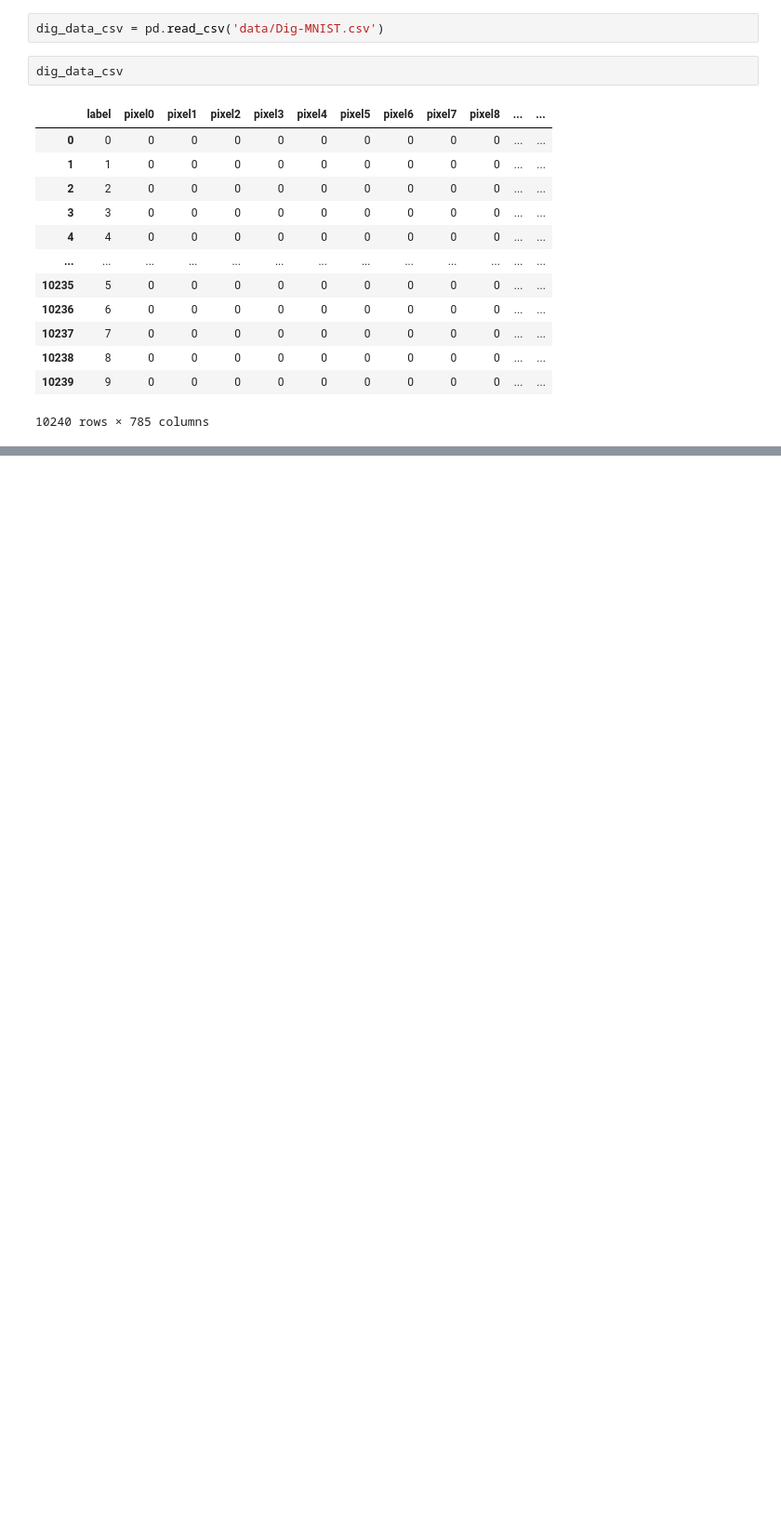
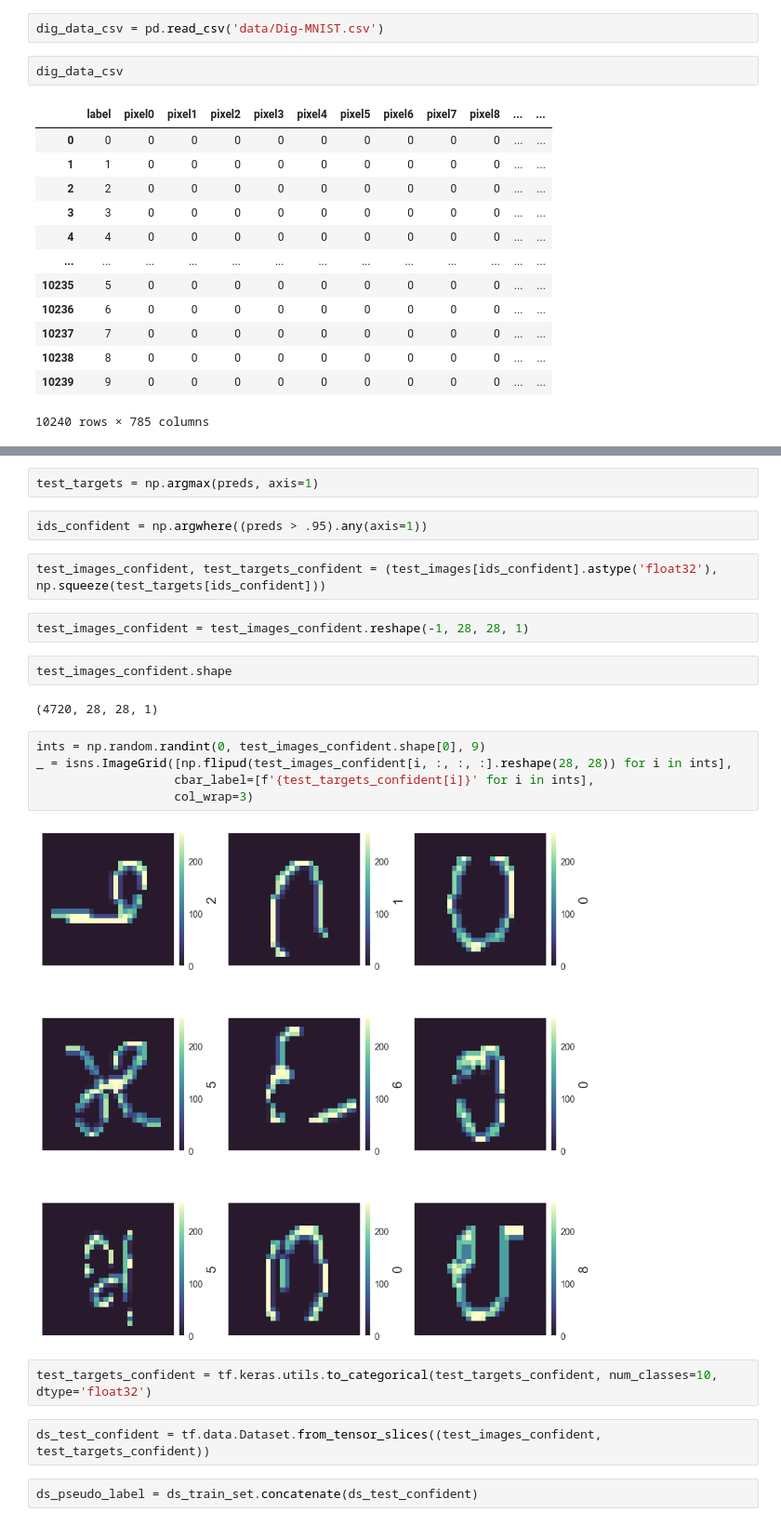
Before and after one commit to tamgyen/data_mining, a Jupyter notebook: comp_3/freestyle.ipynb, the cells around one changed output, grey strips where cells are left out. Shown at 93% size. Saved outputs shown, nothing was run; the diff lists cells and outputs as text; blank space fills up the shorter version.

Commit message:
added pseudo labeling

```diff
--- a/comp_3/freestyle.ipynb
+++ b/comp_3/freestyle.ipynb
@@ -408,0 +418,25 @@ for i in range(3):
+# %%
+test_targets = np.argmax(preds, axis=1)
+# %%
+ids_confident = np.argwhere((preds > .95).any(axis=1))
+# %%
+test_images_confident, test_targets_confident = (test_images[ids_confident].astype('float32'), np.squeeze(test_targets[ids_confident]))
+# %%
+test_images_confident = test_images_confident.reshape(-1, 28, 28, 1)
+# %%
+test_images_confident.shape
+# %% [output]
+(4720, 28, 28, 1)
+# %%
+ints = np.random.randint(0, test_images_confident.shape[0], 9)
+_ = isns.ImageGrid([np.flipud(test_images_confident[i, :, :, :].reshape(28, 28)) for i in ints],
+                   cbar_label=[f'{test_targets_confident[i]}' for i in ints],
+                   col_wrap=3)
+# %% [output]
+[figure, added]
+# %%
+test_targets_confident = tf.keras.utils.to_categorical(test_targets_confident, num_classes=10, dtype='float32')
+# %%
+ds_test_confident = tf.data.Dataset.from_tensor_slices((test_images_confident, test_targets_confident))
+# %%
+ds_pseudo_label = ds_train_set.concatenate(ds_test_confident)
```
Also changed, not shown: parts of 18 cells of this notebook.
